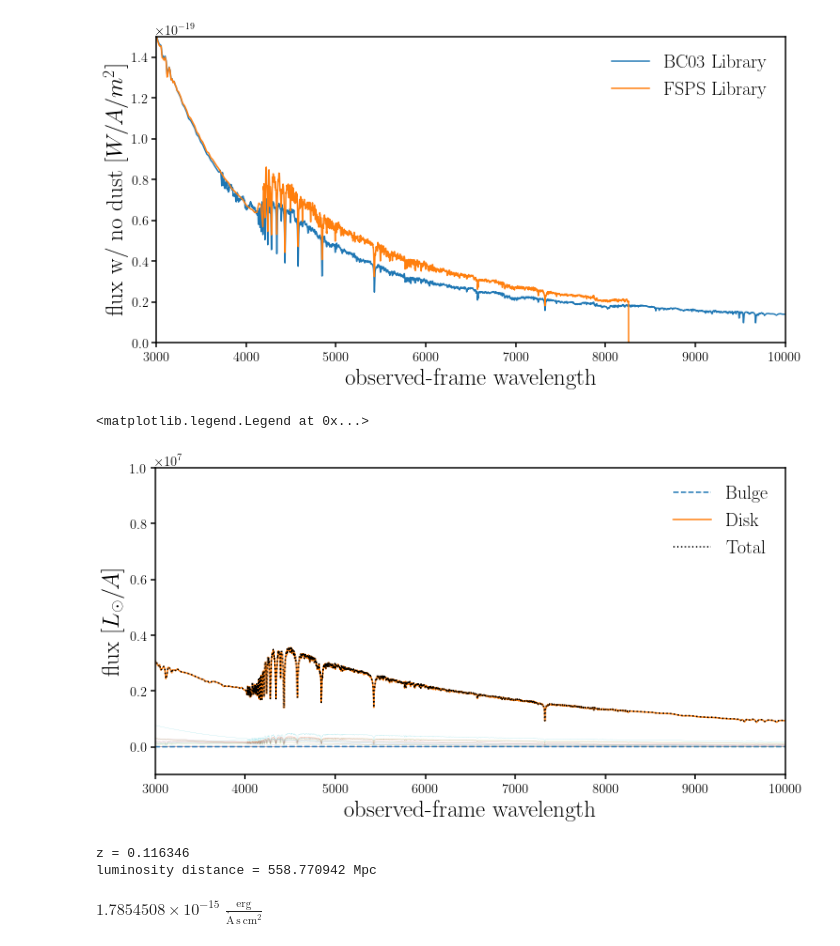
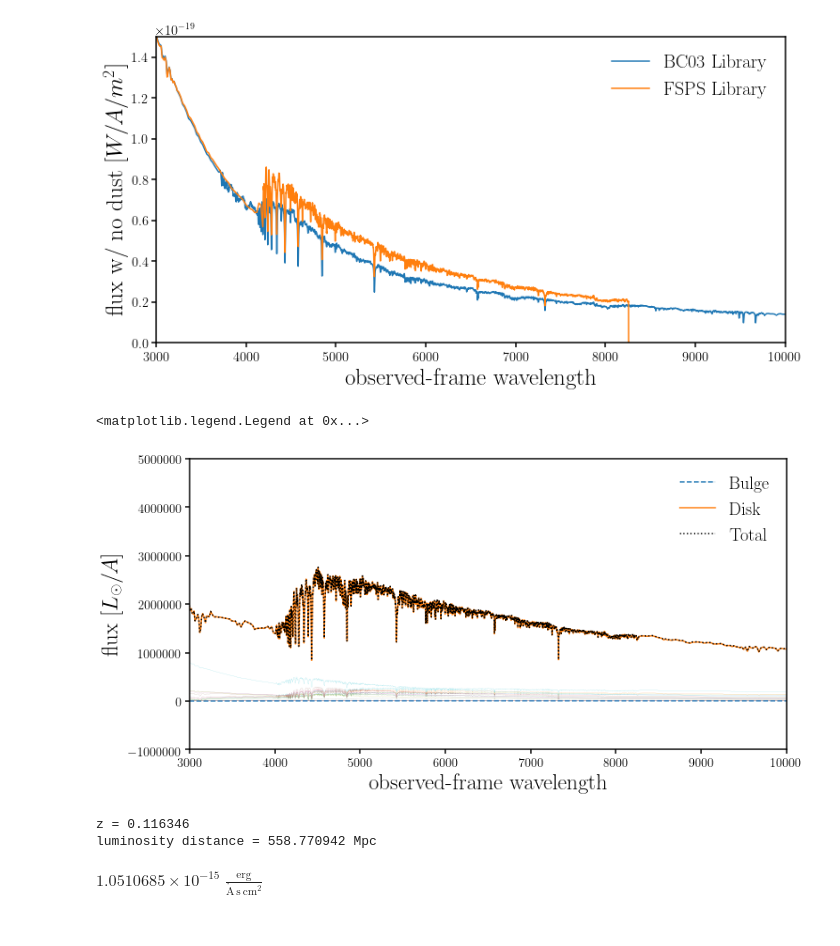
Before and after one commit to changhoonhahn/FOMOspec, a Jupyter notebook: notebook/local_lgal_check.ipynb, the cells around one changed output. Saved outputs shown, nothing was run; the diff lists cells and outputs as text; code cells hidden in the pictures.

```diff
--- a/notebook/local_lgal_check.ipynb
+++ b/notebook/local_lgal_check.ipynb
@@ -104,7 +106,7 @@ for loc in ['bulge', 'disk']:
             continue
 
         ssp_i = fsps.StellarPopulation(zcontinuous=1, sfh=0,
-                                       logzsol=np.log10(z),
+                                       logzsol=np.log10(z/0.0190),
                                        imf_type=1) # chabrier
         wave_rest, flux_i = ssp_i.get_spectrum(tage=tage)#, peraa=True)
         flux_ssps.append(flux_i * mtot)
@@ -120,21 +122,21 @@ convert = Const.c.to(U.Angstrom/U.s).value / wave_rest**2
 # %%
 fig = plt.figure(figsize=(12,6))
 sub = fig.add_subplot(111)
 for fi in flux_bulge_ssps:
     sub.plot(wave, fi * convert, ls='-', lw=0.1)
 sub.plot(wave, np.sum(flux_bulge_ssps, axis=0) * convert, c='C0', ls='--', label='Bulge')
 for fi in flux_disk_ssps:
     sub.plot(wave, fi * convert, lw=0.1)
 sub.plot(wave, np.sum(flux_disk_ssps, axis=0) * convert, c='C1', label='Disk')
 sub.plot(wave, flux_tot * convert, c='k', ls=':', label='Total')
 sub.set_xlabel('observed-frame wavelength', fontsize=25)
 sub.set_xlim([3e3, 1e4])
 sub.set_ylabel('flux [$L_\odot/A$]', fontsize=25)
-sub.set_ylim([-1e6, 1e7])
+sub.set_ylim([-1e6, 5e6])
 sub.legend(loc='upper right', fontsize=20)
 # %% [output]
 <matplotlib.legend.Legend at 0x...>
-[figure, old version]
+[figure, new version]
 # %%
 d_lum = Planck13.luminosity_distance(spec_lgal_bc03['redshift'])
 print('z = %f' % spec_lgal_bc03['redshift'])
@@ -148,7 +150,7 @@ flux_tot_z = (flux_tot * convert * U.L_sun / U.Angstrom) / (4. * np.pi * d_lum**
 # %%
 flux_tot_z.to(U.erg/U.s/U.cm**2/U.Angstrom).max()
 # %% [output]
-$1.7854508 \times 10^{-15} \; \mathrm{\frac{erg}{\mathring{A}\,s\,cm^{2}}}$
+$1.0510685 \times 10^{-15} \; \mathrm{\frac{erg}{\mathring{A}\,s\,cm^{2}}}$
 # %%
 fig = plt.figure(figsize=(12,6))
 sub = fig.add_subplot(111)
```
Also changed, not shown: parts of 4 cells of this notebook.
